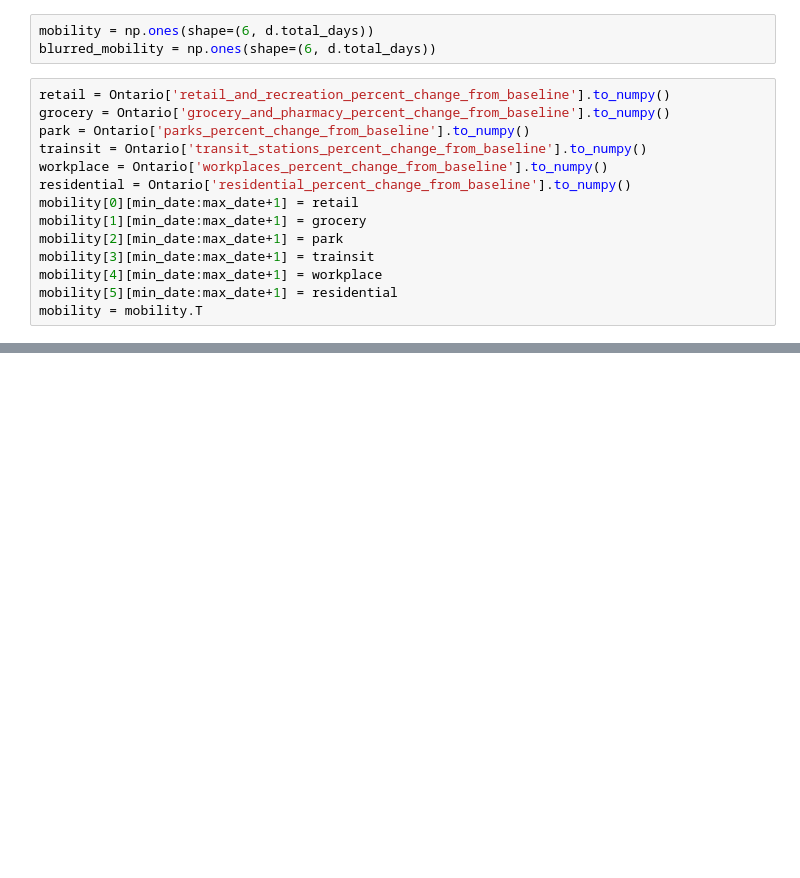
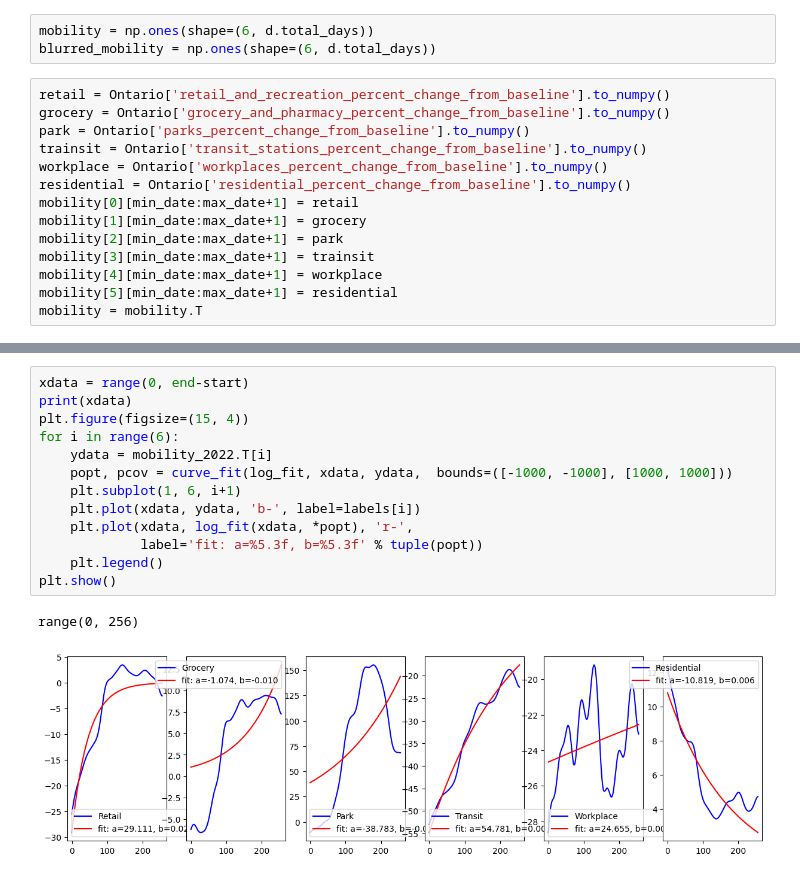
Before and after one commit to blairyeung/Commuting_TSF_SARS-Cov-2_model_master, a Jupyter notebook: Model/Mobility.ipynb, the cells around one changed output, grey strips where cells are left out. Saved outputs shown, nothing was run; the diff lists cells and outputs as text; blank space fills up the shorter version.

```diff
--- a/Model/Mobility.ipynb
+++ b/Model/Mobility.ipynb
@@ -77,3 +147,19 @@ dates = []
+# %%
+xdata = range(0, end-start)
+print(xdata)
+plt.figure(figsize=(15, 4))
+for i in range(6):
+    ydata = mobility_2022.T[i]
+    popt, pcov = curve_fit(log_fit, xdata, ydata,  bounds=([-1000, -1000], [1000, 1000]))
+    plt.subplot(1, 6, i+1)
+    plt.plot(xdata, ydata, 'b-', label=labels[i])
+    plt.plot(xdata, log_fit(xdata, *popt), 'r-',
+             label='fit: a=%5.3f, b=%5.3f' % tuple(popt))
+    plt.legend()
+plt.show()
+# %% [output]
+range(0, 256)
+[figure, added]
 # %%
 out_df = pd.DataFrame(blurred_mobility[ (Ontario['date'].min() - Parameters.OUTBREAK_FIRST_DAY).days:(Ontario['date'].max() - Parameters.OUTBREAK_FIRST_DAY).days].astype(int), columns=['retail', 'grocery', 'park', 'trainsit', 'workplace', 'residential'])
 print(out_df)
```
Also changed, not shown: parts of 12 cells of this notebook, 3 other files.
